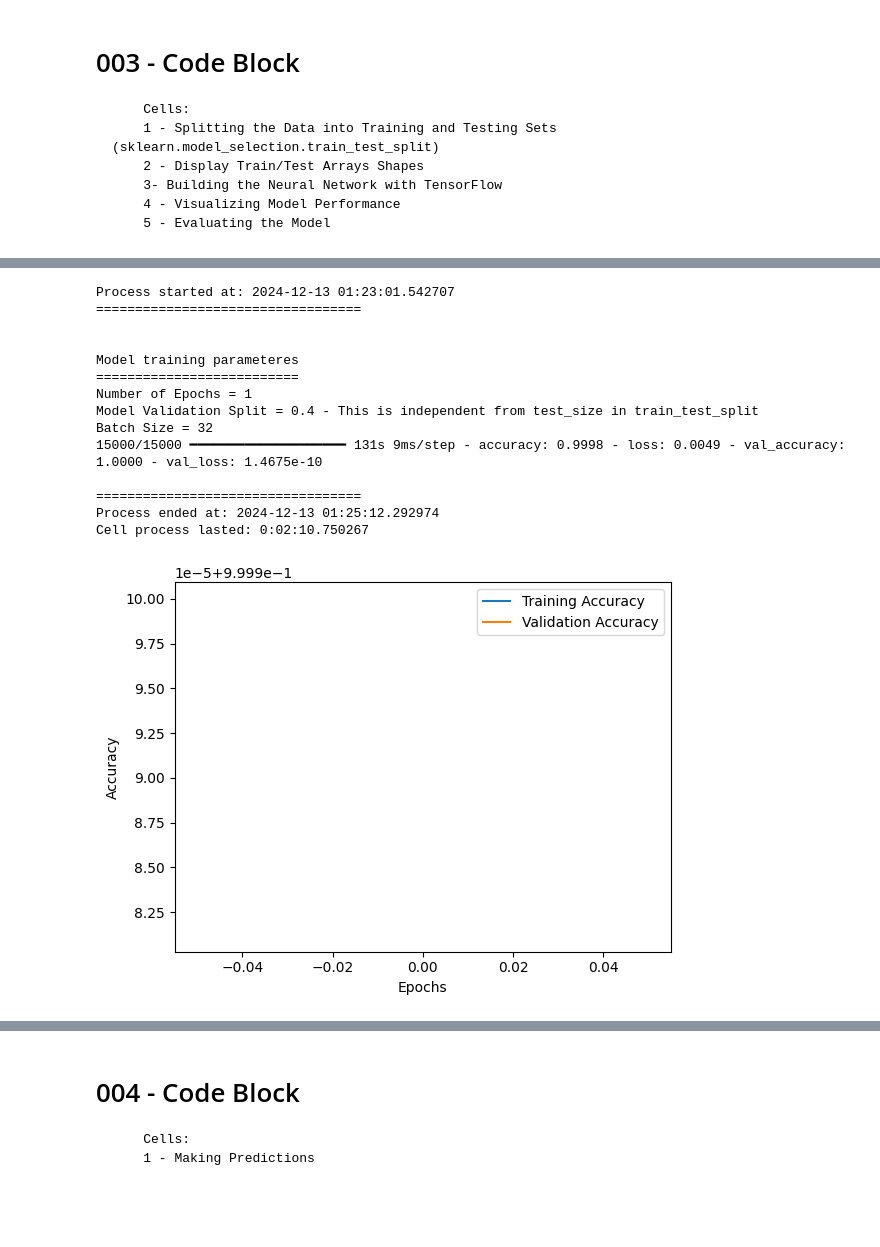
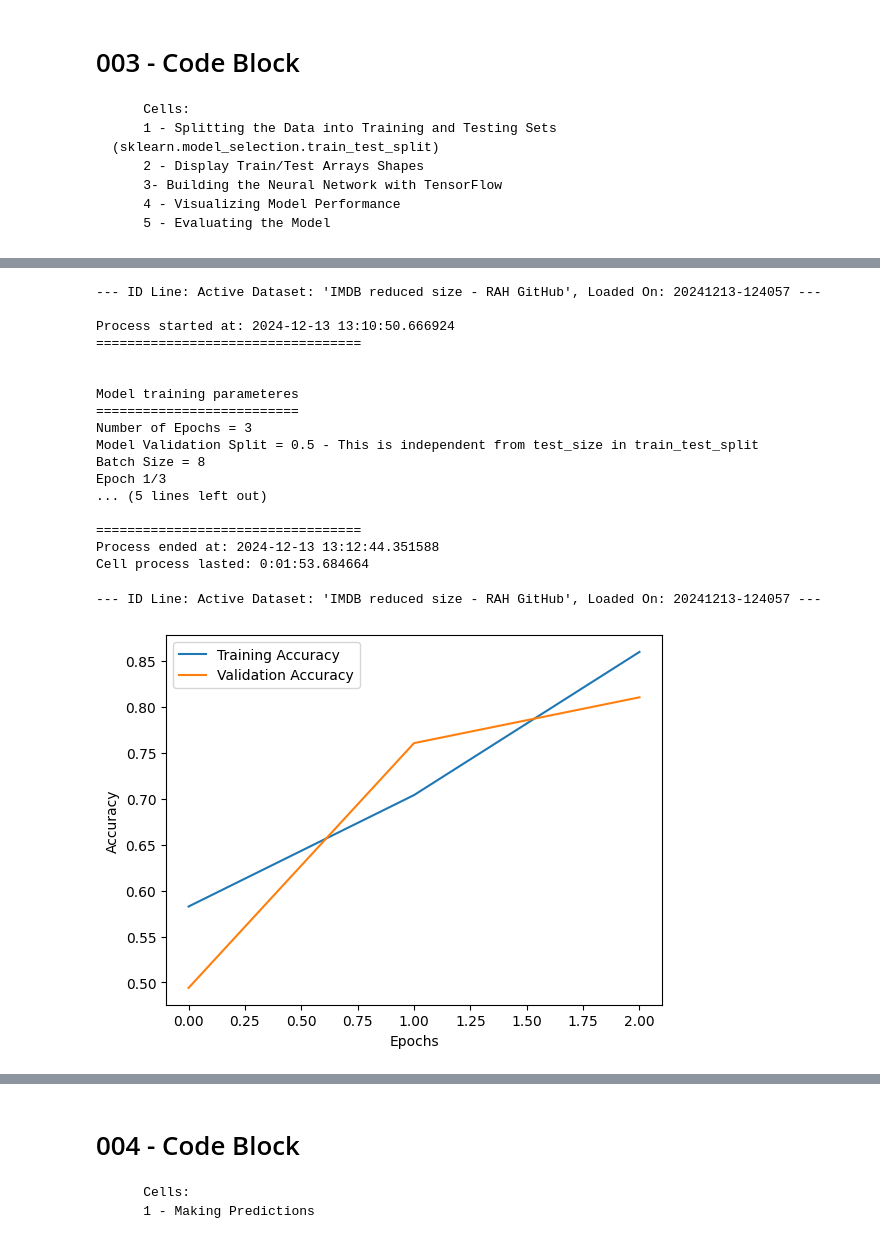
Before and after one commit to rahcoderepo/NLP, a Jupyter notebook: NLP-Assignment/RAH_NLP_Assignment_2_prep_workshop.ipynb, the cells around one changed output, grey strips where cells are left out. Cells and saved outputs as stored; diff of their text form; code cells hidden in the pictures; blank space fills up the shorter version.

```diff
--- a/NLP-Assignment/RAH_NLP_Assignment_2_prep_workshop.ipynb
+++ b/NLP-Assignment/RAH_NLP_Assignment_2_prep_workshop.ipynb
@@ -265,6 +275,8 @@ set_parameter_value("Load_DataSet_Option", 1) #Check for Parameters User Manual
 
 if Load_DataSet_Option == 1: # Default value (reduced size IMDB - RAH GitHub)
     #Only one URL (Small Set to Test)
+    Active_DataSet_Name = "IMDB reduced size - RAH GitHub"  # dataset display name
+    Active_DataSet_Loaded_DateTime = datetime.now().strftime('%Y%m%d-%H%M%S')
     file_dict = {
         1: "https://raw.githubusercontent.com/rahcoderepo/NLP/refs/heads/main/DataSets/IMDB%20Dataset-GitHub-Ready-Less-Record.csv"
     }
@@ -273,6 +285,8 @@ if Load_DataSet_Option == 1: # Default value (reduced size IMDB - RAH GitHub)
 
 elif Load_DataSet_Option == 2:
     # Multiple URL (All 3 files that combined contains all data in IMDB Dataset)
+    Active_DataSet_Name = "IMDB full size - RAH GitHub 3 files"  # dataset display name
+    Active_DataSet_Loaded_DateTime = datetime.now().strftime('%Y%m%d-%H%M%S')
     file_dict = {
         1: "https://raw.githubusercontent.com/rahcoderepo/NLP/refs/heads/main/DataSets/IMDB%20Dataset-GitHub-Ready-Less-Record.csv",
         2: "https://raw.githubusercontent.com/rahcoderepo/NLP/refs/heads/main/DataSets/IMDB%20Dataset-GitHub-Ready-Less-Record-002.csv",
@@ -281,6 +295,8 @@ elif Load_DataSet_Option == 2:
     main_data_field = "review" # This is the field name where the data to be trained on is found
     senti_data_field = "sentiment" # This is the field name where the labels are found (Sentiment: Positive or Negative)
 elif Load_DataSet_Option == 3:
+    Active_DataSet_Name = "Amazon Fine Foods Reviews (RAH DropBox - Open Link)"  # dataset display name
+    Active_DataSet_Loaded_DateTime = datetime.now().strftime('%Y%m%d-%H%M%S')
     # Amazon Fine Foods Reviews (RAH DropBox - Open Link)
     file_dict = {
         1: "https://www.dropbox.com/scl/fi/o4rhjtirkovyzzzjxffs6/Amazon_Fine_Food_Reviews.csv?rlkey=va98n32bysip1pueke7uir3d0&st=p0hbleor&dl=1"
@@ -288,6 +304,8 @@ elif Load_DataSet_Option == 3:
     main_data_field = "Text" # This is the field name where the data to be trained on is found
     senti_data_field = "Sentiment" # This is the field name where the labels are found (Sentiment: Positive or Negative)
 elif Load_DataSet_Option == 4:
+    Active_DataSet_Name = "Tweeter Sentiment Analysis DataSet (RAH DropBox - Open Link)"  # dataset display name
+    Active_DataSet_Loaded_DateTime = datetime.now().strftime('%Y%m%d-%H%M%S')
     # Tweeter Sentiment Analysis DataSet (RAH DropBox - Open Link)
     file_dict = {
         1: "https://www.dropbox.com/scl/fi/7syewfa6lyup6hgwm3kp2/tweeter-sentiment-analysis-processed_file-20241212-1915.csv?rlkey=2t9x9dfbcupu9pvs3hfvoozk2&st=gatoqbbg&dl=1"
@@ -296,6 +314,8 @@ elif Load_DataSet_Option == 4:
     main_data_field = "TEXT" # This is the field name where the data to be trained on is found
     senti_data_field = "SENTIMENT" # This is the field name where the labels are found (Sentiment: Positive or Negative)
 
+display_id_line()
+
 df = combine_csv_files(file_dict)
 
 # Sample the loaded dataset
@@ -449,6 +472,8 @@ def print_multiline(data, chars_per_line):
         print(data[i:i + chars_per_line])
 # %%
 # @title Text Cleaning and Tokenization - Processing
+display_id_line()
+
 # Define the record index variable
 # Indexes for records with specific characteristics
 # 2097 - very small number of words in the review field
@@ -456,7 +481,7 @@ def print_multiline(data, chars_per_line):
 record_index = 0  # Set to 0 for all records, or an integer for a specific record
 
 #Define padding max number of words
-pad_nbr_words = 24
+pad_nbr_words = 441
 
 #Define how many tuples per line to display when printing a dictionary
 tuples_per_line = 8
@@ -823,10 +849,11 @@ if Run_X_y_Custom_Sort_Cell:
         5 - Evaluating the Model
 # %%
 # @title Splitting the Data into Training and Testing Sets (sklearn.model_selection.train_test_split)
+display_id_line()
 
 from sklearn.model_selection import train_test_split
 
-my_test_size = 0.5
+my_test_size = 0.2
 my_random_state = 42 # Becomes irrelevant when shuffle=False
 #my_shuffle = True # Set to False for a deterministic split with 0 randomness / training data contains top portion and test data the bottom portion
 set_parameter_value("my_shuffle", False)
@@ -905,5 +935,7 @@ Unique labels: (array([0]), array([800000]))
 # %%
 # @title Building the Neural Network with TensorFlow
+display_id_line()
+
 # import tensorflow as tf # (Already Loaded)
 
 #  tf.keras.layers.Embedding(10000, 16, input_length=200),
@@ -929,9 +961,9 @@ print("==================================")
 print()
 
 # Default is epochs = 10 / Use epochs = 1 to test that the code works
-my_number_of_epochs = 1
-my_validation_split = 0.4 # Independent from test_size in train_test_split
-my_batch_size = 32
+my_number_of_epochs = 3
+my_validation_split = 0.5 # Independent from test_size in train_test_split
+my_batch_size = 8
 
 print()
 print("Model training parameteres")
@@ -953,31 +985,37 @@ elapsed_time = end_time - start_time
 print(f"Cell process lasted: {elapsed_time}")
 print()
 # %% [output]
-Process started at: 2024-12-13 01:23:01.542707
+--- ID Line: Active Dataset: 'IMDB reduced size - RAH GitHub', Loaded On: 20241213-124057 ---
+
+Process started at: 2024-12-13 13:10:50.666924
 ==================================
 
 
 Model training parameteres
 ==========================
-Number of Epochs = 1
-Model Validation Split = 0.4 - This is independent from test_size in train_test_split
-Batch Size = 32
-15000/15000 ━━━━━━━━━━━━━━━━━━━━ 131s 9ms/step - accuracy: 0.9998 - loss: 0.0049 - val_accuracy: 1.0000 - val_loss: 1.4675e-10
+Number of Epochs = 3
+Model Validation Split = 0.5 - This is independent from test_size in train_test_split
+Batch Size = 8
+Epoch 1/3
+... (5 lines left out)
 
 ==================================
-Process ended at: 2024-12-13 01:25:12.292974
-Cell process lasted: 0:02:10.750267
+Process ended at: 2024-12-13 13:12:44.351588
+Cell process lasted: 0:01:53.684664
 # %%
 # @title Visualizing Model Performance
+display_id_line()
+
 # import matplotlib.pyplot as plt # (Already Loaded)
 
 plt.plot(history.history['accuracy'], label='Training Accuracy')
 plt.plot(history.history['val_accuracy'], label='Validation Accuracy')
 plt.xlabel('Epochs')
 plt.ylabel('Accuracy')
 plt.legend()
 plt.show()
 # %% [output]
+--- ID Line: Active Dataset: 'IMDB reduced size - RAH GitHub', Loaded On: 20241213-124057 ---
-[figure, old version]
+[figure, new version]
 # %%
 # @title Evaluating the Model
```
Also changed, not shown: parts of 14 cells of this notebook.
